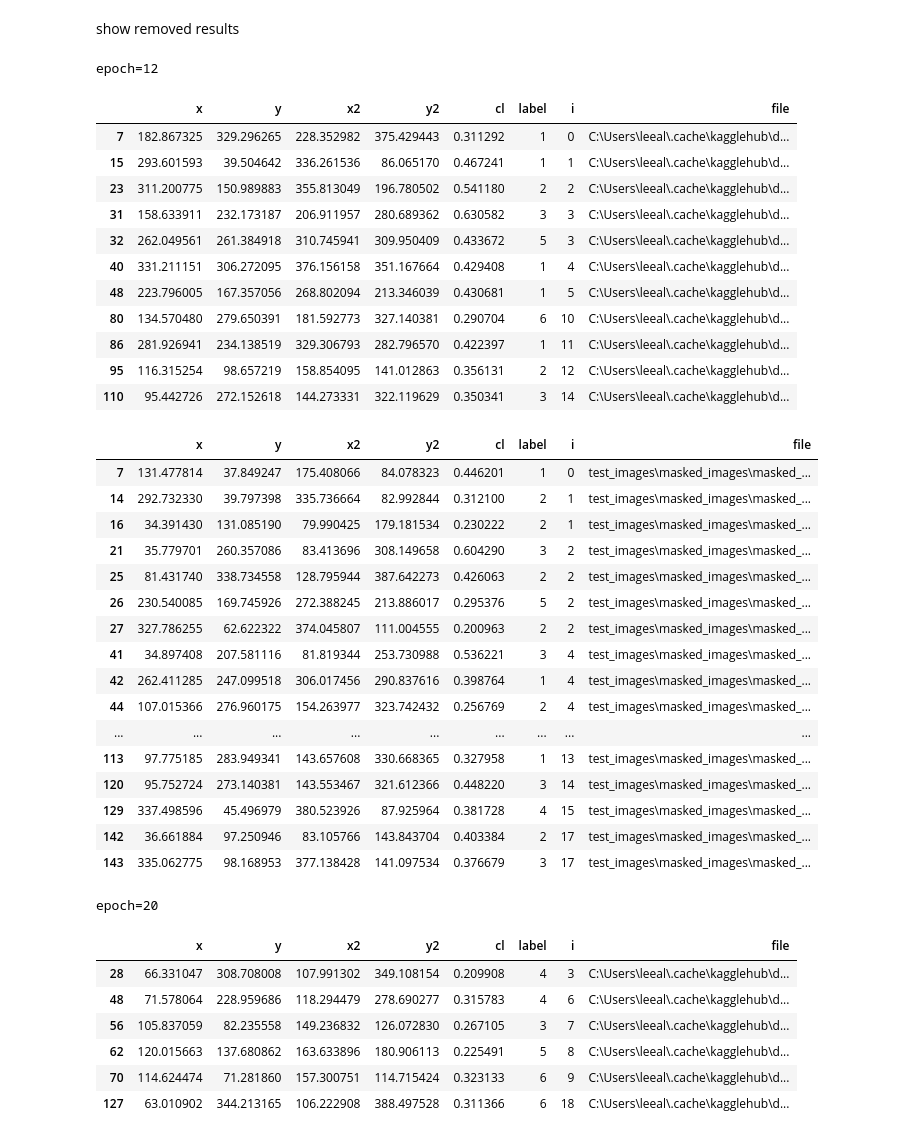
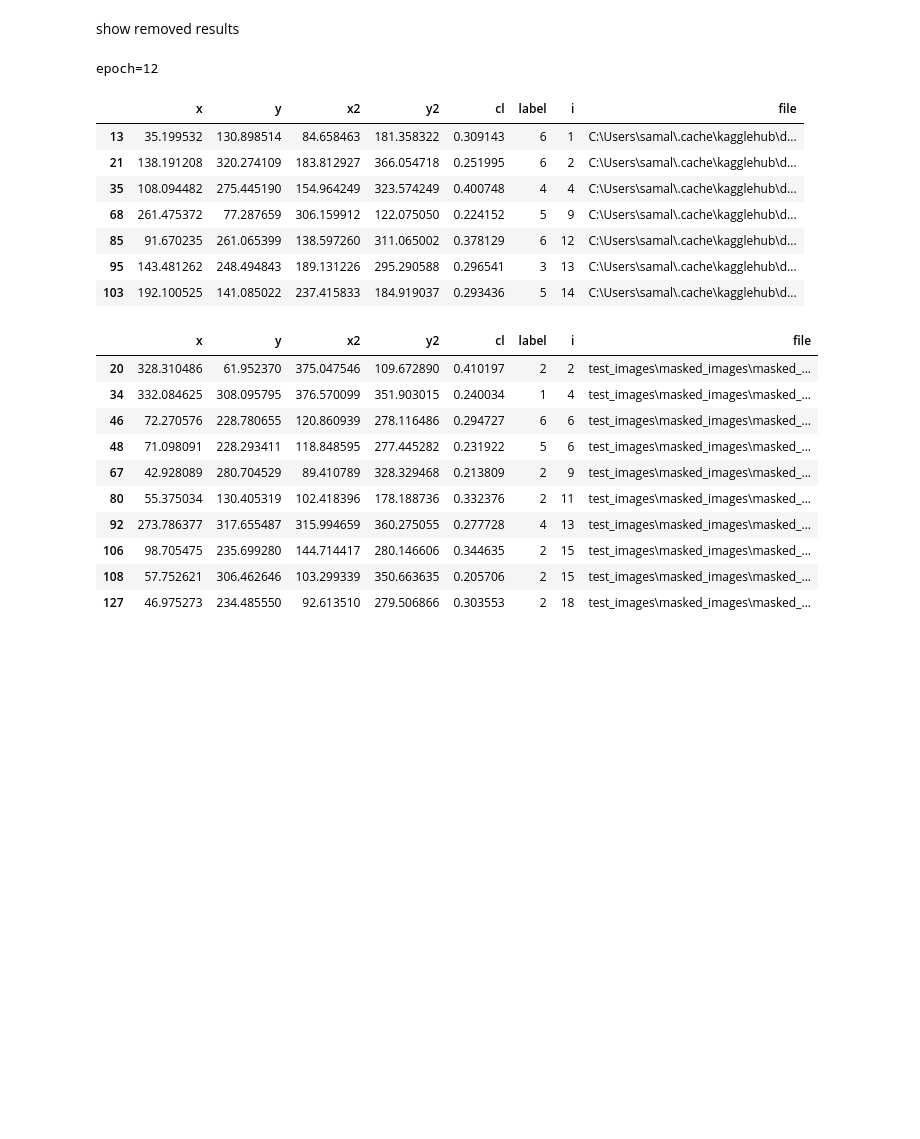
Before and after one commit to AlexLeeVT/DiceRollDetection, a Jupyter notebook: Dice_Detection.ipynb, the cells around one changed output. Saved outputs shown, nothing was run; the diff lists cells and outputs as text; code cells hidden in the pictures; blank space fills up the shorter version.

```diff
--- a/Dice_Detection.ipynb
+++ b/Dice_Detection.ipynb
@@ -229,7 +233,7 @@ with ThreadPoolExecutor(max_workers=5) as executor:
         masked_images.append(im_name)
 
         # output to file
-        #futures.append(executor.submit(save_im, im_name, result))
+        futures.append(executor.submit(save_im, im_name, result))
 
     # wait to retrieve all futures
     for future in futures:
@@ -292,8 +296,8 @@ show_image(image_list[9])
 # %% [markdown]
 Predict bounding boxes and values of the dice in another dataset
 # %%
-trained_model = YOLO(os.path.join("runs", "detect", "train19", "weights", "best.pt"))
-trained_model_e20 = YOLO(os.path.join("runs", "detect", "train", "weights", "best.pt"))
+trained_model = YOLO(os.path.join("runs", "detect", "train4", "weights", "best.pt"))
+#trained_model_e20 = YOLO(os.path.join("runs", "detect", "train", "weights", "best.pt"))
 # %% [markdown]
 Predict with epoch = 12
 # %%
@@ -446,7 +406,7 @@ def compare_boxes(data, cl):
                 continue
 
             # if 2 bounding boxes coincide, then take the value with the higher confidence level
-            if coincides(b1, b2):
+            if coincides(b1, b2, .05):
                 remove_idx.append(j if cl[i] > cl[j] else i)
 
     return remove_idx
@@ -500,51 +460,33 @@ show removed results
 # %%
 # display difference
 def show_diff(orig, filt):
     display(pd.concat([orig, filt]).drop_duplicates(keep=False))
 
 print("epoch=12")
 show_diff(orig_df, filtered_orig_e12_df)
 show_diff(masked_df, filtered_mask_e12_df)
 
-print("epoch=20")
-show_diff(orig_df_e20, filtered_orig_e20_df)
-show_diff(masked_df_e20, filtered_mask_e20_df)
+#print("epoch=20")
+#show_diff(orig_df_e20, filtered_orig_e20_df)
+#show_diff(masked_df_e20, filtered_mask_e20_df)
 # %% [output]
 epoch=12
 |  | x | y | x2 | y2 | cl | label | i | file |
-| 7 | 182.867325 | 329.296265 | 228.352982 | 375.429443 | 0.311292 | 1 | 0 | C:\Users\leeal\.cache\kagglehub\d... |
-| 15 | 293.601593 | 39.504642 | 336.261536 | 86.065170 | 0.467241 | 1 | 1 | C:\Users\leeal\.cache\kagglehub\d... |
-| 23 | 311.200775 | 150.989883 | 355.813049 | 196.780502 | 0.541180 | 2 | 2 | C:\Users\leeal\.cache\kagglehub\d... |
-| 31 | 158.633911 | 232.173187 | 206.911957 | 280.689362 | 0.630582 | 3 | 3 | C:\Users\leeal\.cache\kagglehub\d... |
-| 32 | 262.049561 | 261.384918 | 310.745941 | 309.950409 | 0.433672 | 5 | 3 | C:\Users\leeal\.cache\kagglehub\d... |
-| 40 | 331.211151 | 306.272095 | 376.156158 | 351.167664 | 0.429408 | 1 | 4 | C:\Users\leeal\.cache\kagglehub\d... |
-| 48 | 223.796005 | 167.357056 | 268.802094 | 213.346039 | 0.430681 | 1 | 5 | C:\Users\leeal\.cache\kagglehub\d... |
-| 80 | 134.570480 | 279.650391 | 181.592773 | 327.140381 | 0.290704 | 6 | 10 | C:\Users\leeal\.cache\kagglehub\d... |
-| 86 | 281.926941 | 234.138519 | 329.306793 | 282.796570 | 0.422397 | 1 | 11 | C:\Users\leeal\.cache\kagglehub\d... |
-| 95 | 116.315254 | 98.657219 | 158.854095 | 141.012863 | 0.356131 | 2 | 12 | C:\Users\leeal\.cache\kagglehub\d... |
-| 110 | 95.442726 | 272.152618 | 144.273331 | 322.119629 | 0.350341 | 3 | 14 | C:\Users\leeal\.cache\kagglehub\d... |
+| 13 | 35.199532 | 130.898514 | 84.658463 | 181.358322 | 0.309143 | 6 | 1 | C:\Users\samal\.cache\kagglehub\d... |
+| 21 | 138.191208 | 320.274109 | 183.812927 | 366.054718 | 0.251995 | 6 | 2 | C:\Users\samal\.cache\kagglehub\d... |
+| 35 | 108.094482 | 275.445190 | 154.964249 | 323.574249 | 0.400748 | 4 | 4 | C:\Users\samal\.cache\kagglehub\d... |
+| 68 | 261.475372 | 77.287659 | 306.159912 | 122.075050 | 0.224152 | 5 | 9 | C:\Users\samal\.cache\kagglehub\d... |
+| 85 | 91.670235 | 261.065399 | 138.597260 | 311.065002 | 0.378129 | 6 | 12 | C:\Users\samal\.cache\kagglehub\d... |
+| 95 | 143.481262 | 248.494843 | 189.131226 | 295.290588 | 0.296541 | 3 | 13 | C:\Users\samal\.cache\kagglehub\d... |
+| 103 | 192.100525 | 141.085022 | 237.415833 | 184.919037 | 0.293436 | 5 | 14 | C:\Users\samal\.cache\kagglehub\d... |
 |  | x | y | x2 | y2 | cl | label | i | file |
-| 7 | 131.477814 | 37.849247 | 175.408066 | 84.078323 | 0.446201 | 1 | 0 | test_images\masked_images\masked_... |
-| 14 | 292.732330 | 39.797398 | 335.736664 | 82.992844 | 0.312100 | 2 | 1 | test_images\masked_images\masked_... |
-| 16 | 34.391430 | 131.085190 | 79.990425 | 179.181534 | 0.230222 | 2 | 1 | test_images\masked_images\masked_... |
-| 21 | 35.779701 | 260.357086 | 83.413696 | 308.149658 | 0.604290 | 3 | 2 | test_images\masked_images\masked_... |
-| 25 | 81.431740 | 338.734558 | 128.795944 | 387.642273 | 0.426063 | 2 | 2 | test_images\masked_images\masked_... |
-| 26 | 230.540085 | 169.745926 | 272.388245 | 213.886017 | 0.295376 | 5 | 2 | test_images\masked_images\masked_... |
-| 27 | 327.786255 | 62.622322 | 374.045807 | 111.004555 | 0.200963 | 2 | 2 | test_images\masked_images\masked_... |
-| 41 | 34.897408 | 207.581116 | 81.819344 | 253.730988 | 0.536221 | 3 | 4 | test_images\masked_images\masked_... |
-| 42 | 262.411285 | 247.099518 | 306.017456 | 290.837616 | 0.398764 | 1 | 4 | test_images\masked_images\masked_... |
-| 44 | 107.015366 | 276.960175 | 154.263977 | 323.742432 | 0.256769 | 2 | 4 | test_images\masked_images\masked_... |
-| ... | ... | ... | ... | ... | ... | ... | ... | ... |
-| 113 | 97.775185 | 283.949341 | 143.657608 | 330.668365 | 0.327958 | 1 | 13 | test_images\masked_images\masked_... |
-| 120 | 95.752724 | 273.140381 | 143.553467 | 321.612366 | 0.448220 | 3 | 14 | test_images\masked_images\masked_... |
-| 129 | 337.498596 | 45.496979 | 380.523926 | 87.925964 | 0.381728 | 4 | 15 | test_images\masked_images\masked_... |
-| 142 | 36.661884 | 97.250946 | 83.105766 | 143.843704 | 0.403384 | 2 | 17 | test_images\masked_images\masked_... |
-| 143 | 335.062775 | 98.168953 | 377.138428 | 141.097534 | 0.376679 | 3 | 17 | test_images\masked_images\masked_... |
+| 20 | 328.310486 | 61.952370 | 375.047546 | 109.672890 | 0.410197 | 2 | 2 | test_images\masked_images\masked_... |
+| 34 | 332.084625 | 308.095795 | 376.570099 | 351.903015 | 0.240034 | 1 | 4 | test_images\masked_images\masked_... |
+| 46 | 72.270576 | 228.780655 | 120.860939 | 278.116486 | 0.294727 | 6 | 6 | test_images\masked_images\masked_... |
+| 48 | 71.098091 | 228.293411 | 118.848595 | 277.445282 | 0.231922 | 5 | 6 | test_images\masked_images\masked_... |
+| 67 | 42.928089 | 280.704529 | 89.410789 | 328.329468 | 0.213809 | 2 | 9 | test_images\masked_images\masked_... |
+| 80 | 55.375034 | 130.405319 | 102.418396 | 178.188736 | 0.332376 | 2 | 11 | test_images\masked_images\masked_... |
+| 92 | 273.786377 | 317.655487 | 315.994659 | 360.275055 | 0.277728 | 4 | 13 | test_images\masked_images\masked_... |
+| 106 | 98.705475 | 235.699280 | 144.714417 | 280.146606 | 0.344635 | 2 | 15 | test_images\masked_images\masked_... |
+| 108 | 57.752621 | 306.462646 | 103.299339 | 350.663635 | 0.205706 | 2 | 15 | test_images\masked_images\masked_... |
+| 127 | 46.975273 | 234.485550 | 92.613510 | 279.506866 | 0.303553 | 2 | 18 | test_images\masked_images\masked_... |
-epoch=20
-|  | x | y | x2 | y2 | cl | label | i | file |
-| 28 | 66.331047 | 308.708008 | 107.991302 | 349.108154 | 0.209908 | 4 | 3 | C:\Users\leeal\.cache\kagglehub\d... |
-| 48 | 71.578064 | 228.959686 | 118.294479 | 278.690277 | 0.315783 | 4 | 6 | C:\Users\leeal\.cache\kagglehub\d... |
-| 56 | 105.837059 | 82.235558 | 149.236832 | 126.072830 | 0.267105 | 3 | 7 | C:\Users\leeal\.cache\kagglehub\d... |
-| 62 | 120.015663 | 137.680862 | 163.633896 | 180.906113 | 0.225491 | 5 | 8 | C:\Users\leeal\.cache\kagglehub\d... |
-| 70 | 114.624474 | 71.281860 | 157.300751 | 114.715424 | 0.323133 | 6 | 9 | C:\Users\leeal\.cache\kagglehub\d... |
-| 127 | 63.010902 | 344.213165 | 106.222908 | 388.497528 | 0.311366 | 6 | 18 | C:\Users\leeal\.cache\kagglehub\d... |
```
Also changed, not shown: parts of 13 cells of this notebook, 37 other files.
